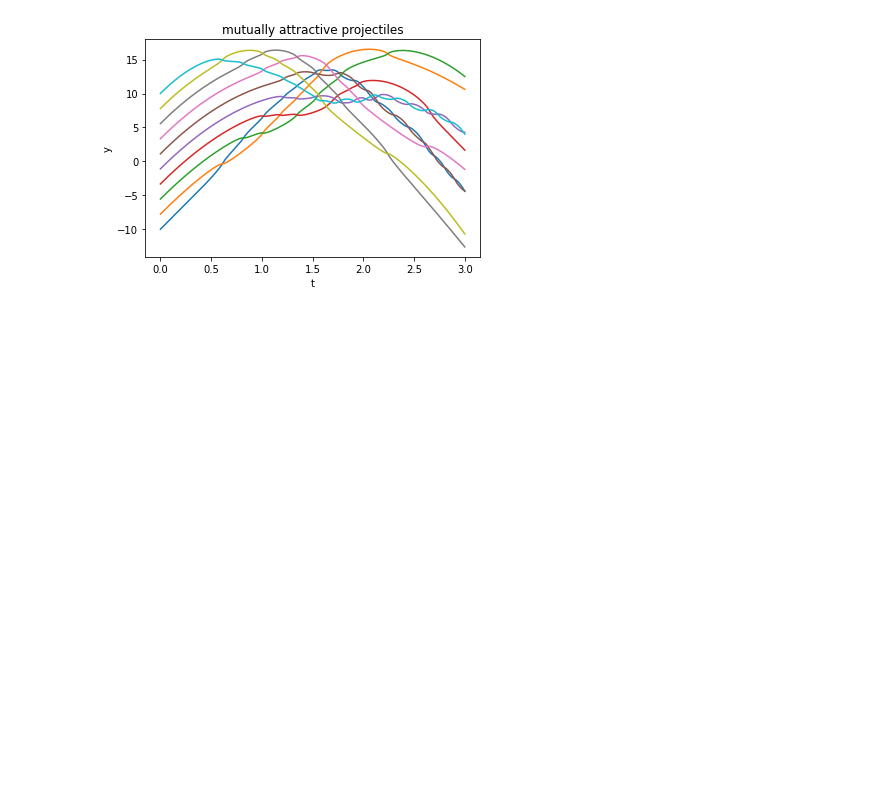
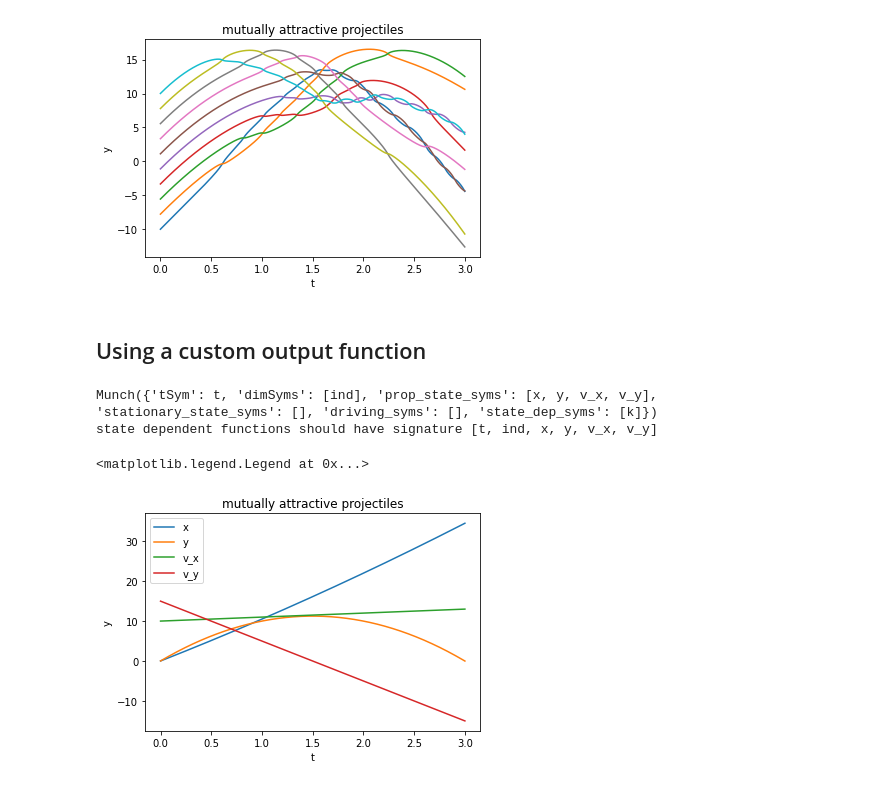
Before and after one commit to morgatron/spylind, a Jupyter notebook: examples/pyIVPusage.ipynb, the cells around one changed output. Saved outputs shown, nothing was run; the diff lists cells and outputs as text; code cells hidden in the pictures; blank space fills up the shorter version.

```diff
--- a/examples/pyIVPusage.ipynb
+++ b/examples/pyIVPusage.ipynb
@@ -163,3 +159,46 @@ Munch({'tSym': t, 'dimSyms': [ind], 'prop_state_syms': [x, y, v_x, v_y], 'statio
 state dependent functions should have signature [t, ind, x, y, v_x, v_y]
 Text(0.5, 1.0, 'mutually attractive projectiles')
 [figure]
+# %% [markdown]
+## Using a custom output function
+# %%
+xS, yS, vxS, vyS, kS = sm.symbols("x, y, v_x, v_y, k", real=True)
+indS = sm.symbols("ind", real=True)
+g= -10.0
+dy_dtD = {xS:vxS,
+       yS:vyS,
+       vxS:1,
+       vyS: g + 30*kS }
+
+ode_s = so.ODESolver(dy_dtD,  dims={indS:arange(10)})
+ode_s.set_initial_conditions({xS:0*ones(10),yS:linspace(-10,10,10),vxS:10*ones(10),vyS:15*ones(10) })
+def couplingF(t, dimAxes, state, driving_vals):
+    x,y,vx,vy = state
+    diff = y[:,newaxis] - y[newaxis,:]
+    diff[np.diag_indices_from(diff)]=1e20 # Stop divide by zeros due to distance of particles from themselves
+    sq_diff = diff**2 / (1- exp(-(diff/0.3)**2 ))#  Need to damp the interaction for close particles to avoid singularities
+    #sq_diff[np.diag_indices_from(sq_diff)]=1.
+    F = -np.sum(sign(diff)/sq_diff, axis=1)
+    return F
+ode_s.set_state_dep_funcs({kS:couplingF})
+
+def output_mean_state(state):
+    mean_state = state.mean(axis=1)
+    return mean_state
+ode_s.set_online_processing(output_mean_state)
+
+
+ode_s.setup(bForceStateDimensions=True)
+tSteps = linspace(0,3.,2000)
+arr =ode_s.integrate(tSteps, 1.0)
+
+plot(tSteps, arr[:,:].real)
+xlabel('t')
+ylabel('y')
+title("mutually attractive projectiles")
+legend(ode_s.symsD.prop_state_syms)
+# %% [output]
+Munch({'tSym': t, 'dimSyms': [ind], 'prop_state_syms': [x, y, v_x, v_y], 'stationary_state_syms': [], 'driving_syms': [], 'state_dep_syms': [k]})
+state dependent functions should have signature [t, ind, x, y, v_x, v_y]
+<matplotlib.legend.Legend at 0x...>
+[figure, added]
```
Also changed, not shown: parts of 1 cell of this notebook, 7 other files.
